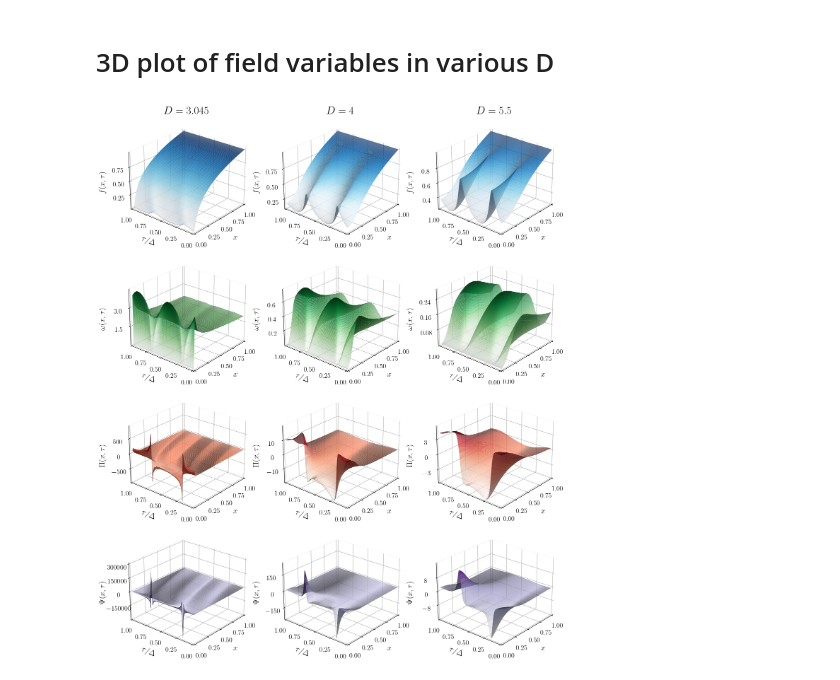
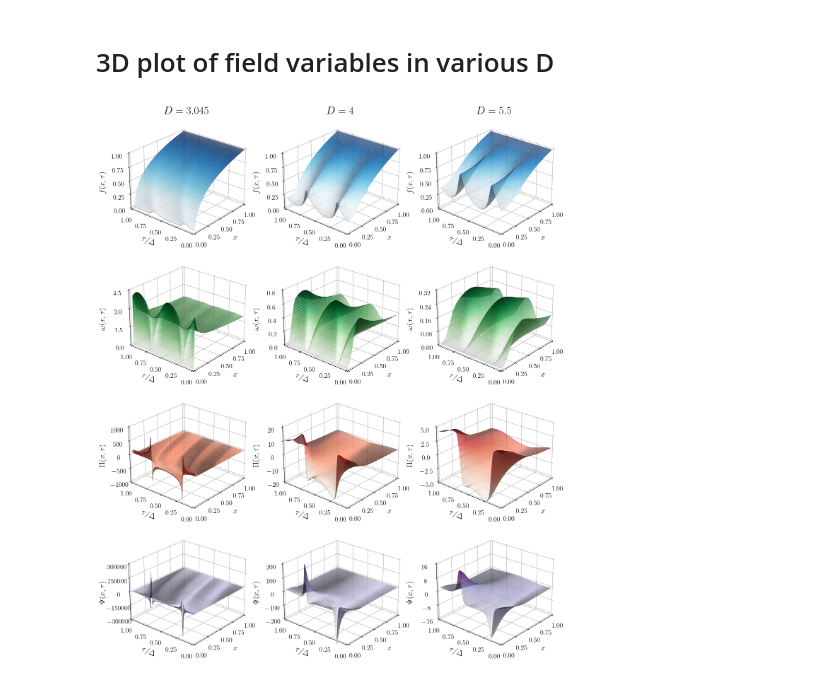
Before and after one commit to EckerChristian/CriticalSpacetimeCrystal, a Jupyter notebook: plots/plots.ipynb, the cells around one changed output. Cells and saved outputs as stored; diff of their text form; code cells hidden in the pictures.

Commit message:
update 3D plot

```diff
--- a/plots/plots.ipynb
+++ b/plots/plots.ipynb
@@ -443,6 +444,8 @@ import numpy as np
 import matplotlib as mpl
 import matplotlib.pyplot as plt
 from matplotlib.colors import LightSource
+from matplotlib.ticker import ScalarFormatter
+import matplotlib.ticker as mticker
 
 # --------------------------------------------------
 # Helper: load one dataset and build all 4 fields
@@ -561,31 +564,47 @@ for j, fname in enumerate(files):  # one dataset per visible column
         ax.set_zlabel(zlabel, fontsize=16, rotation=90, labelpad=10)
 
         if i == 0:
             ax.set_title(column_titles[j], fontsize=22, pad=5)
 
         ax.tick_params(axis="x", pad=5, labelsize=14)
         ax.tick_params(axis="y", pad=5, labelsize=14)
         ax.tick_params(axis="z", pad=5, labelsize=14, width=1, length=4)
 
         ax.xaxis.set_major_locator(mpl.ticker.MultipleLocator(0.25))
         ax.yaxis.set_major_locator(mpl.ticker.MultipleLocator(0.25))
         ax.zaxis.set_major_locator(mpl.ticker.MaxNLocator(4))
 
         ax.view_init(elev=25, azim=-140)
         ax.xaxis.pane.fill = False
         ax.yaxis.pane.fill = False
         ax.zaxis.pane.fill = False
 
+# adjusting z-ranges
+for i in range(4):
+    axes[0, i].set_zlim(0, 1)
+
+axes[1, 1].set_zlim(0, 4.5)
+axes[1, 2].set_zlim(0, 0.8)
+axes[1, 3].set_zlim(0, 0.32)
+
+axes[2, 1].set_zlim(-1000, 1000)
+axes[2, 2].set_zlim(-20, 20)
+axes[2, 3].set_zlim(-5, 5)
+
+axes[3, 1].set_zlim(-300000, 300000)
+axes[3, 2].set_zlim(-200, 200)
+axes[3, 3].set_zlim(-16, 16)
+
 # --------------------------------------------------
 # Hide leftmost empty column
 # --------------------------------------------------
 for i in range(4):
     axes[i,0].axis("off")
 
 
 plt.subplots_adjust(left=0.03, right=0.98, wspace=0.1, hspace=0.15)
 plt.tight_layout()
 plt.savefig("fieldsD.pdf", dpi=100, bbox_inches="tight")
 plt.show()
 # %% [output]
-[figure, old version]
+[figure, new version]
```
Also changed, not shown: parts of 4 cells of this notebook, 2 other files.
